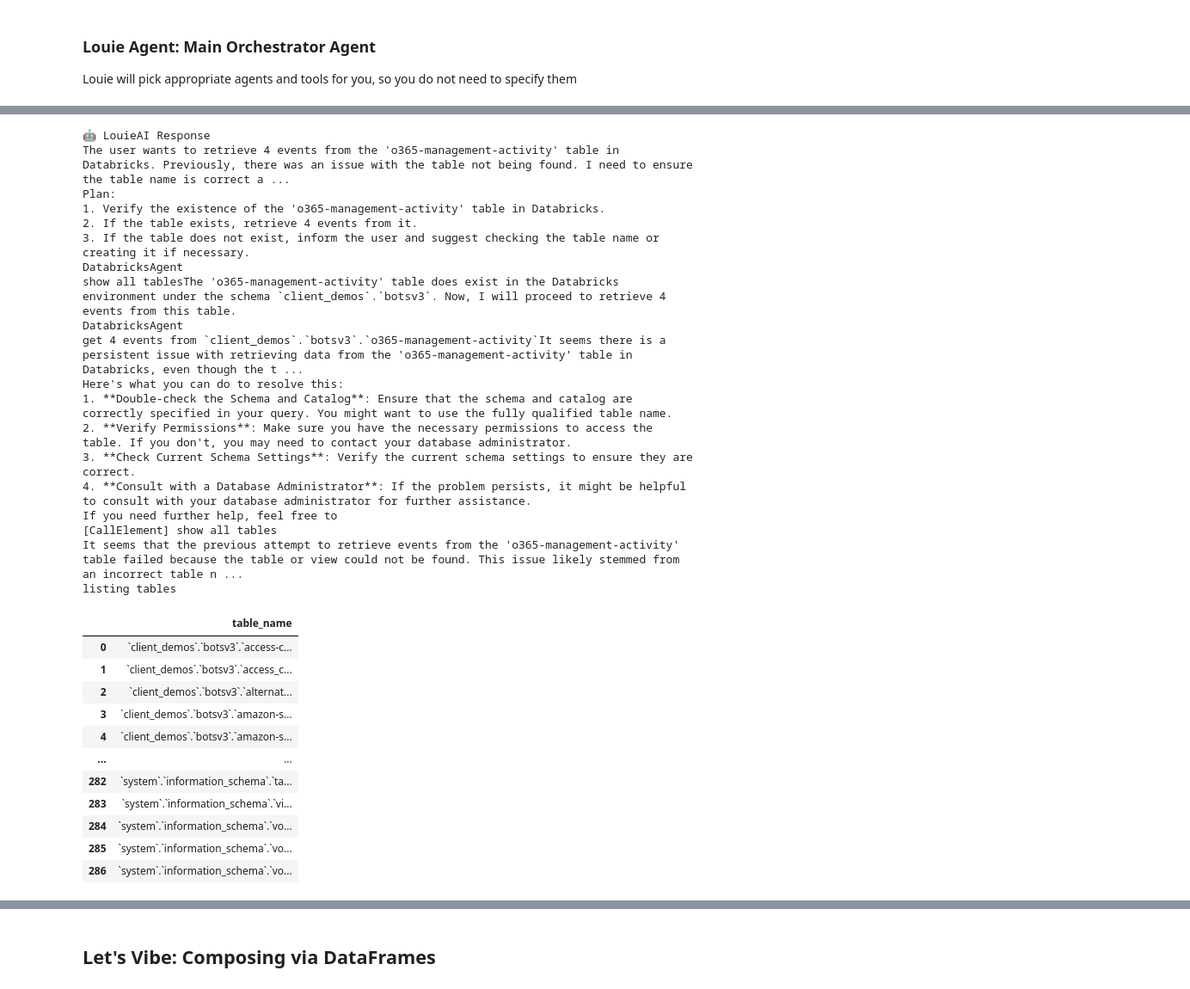
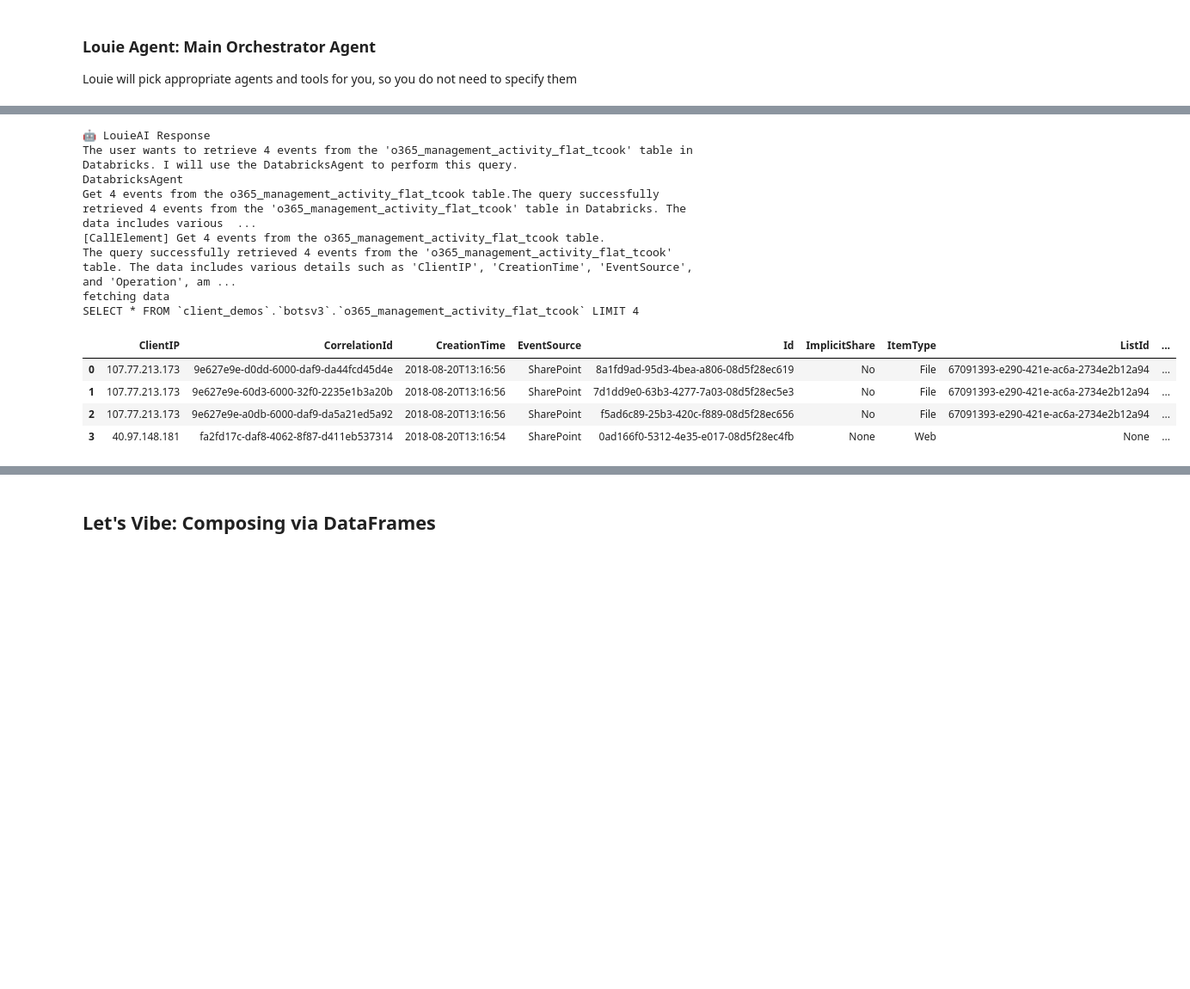
Before and after one commit to graphistry/louie-py, a Jupyter notebook: docs/getting-started/notebooks/05-vibes-investigation-tutorial.ipynb, the cells around one changed output, grey strips where cells are left out. Shown at 86% size. Saved outputs shown, nothing was run; the diff lists cells and outputs as text; code cells hidden in the pictures; blank space fills up the shorter version.

```diff
--- a/docs/getting-started/notebooks/05-vibes-investigation-tutorial.ipynb
+++ b/docs/getting-started/notebooks/05-vibes-investigation-tutorial.ipynb
@@ -255,6 +275,6 @@ It seems there was an attempt to retrieve 4 events from the 'o365-management-act
 
 Louie will pick appropriate agents and tools for you, so you do not need to specify them
 # %%
-lui("""get 4 events from databrick's o365-management-activity""")
+lui("""get 4 events from databrick's o365_management_activity_flat_tcook""")
 # %% [output]
 🤖 LouieAI Response
@@ -277,31 +290,13 @@ It seems there is a persistent issue with retrieving data from the 'client_demos
 🤖 LouieAI Response
-The user wants to retrieve 4 events from the 'o365-management-activity' table in Databricks. Previously, there was an issue with the table not being found. I need to ensure the table name is correct a ...
-Plan:
-1. Verify the existence of the 'o365-management-activity' table in Databricks.
-2. If the table exists, retrieve 4 events from it.
-3. If the table does not exist, inform the user and suggest checking the table name or creating it if necessary.
+The user wants to retrieve 4 events from the 'o365_management_activity_flat_tcook' table in Databricks. I will use the DatabricksAgent to perform this query.
 DatabricksAgent
-show all tablesThe 'o365-management-activity' table does exist in the Databricks environment under the schema `client_demos`.`botsv3`. Now, I will proceed to retrieve 4 events from this table.
-DatabricksAgent
-get 4 events from `client_demos`.`botsv3`.`o365-management-activity`It seems there is a persistent issue with retrieving data from the 'o365-management-activity' table in Databricks, even though the t ...
-Here's what you can do to resolve this:
-1. **Double-check the Schema and Catalog**: Ensure that the schema and catalog are correctly specified in your query. You might want to use the fully qualified table name.
-2. **Verify Permissions**: Make sure you have the necessary permissions to access the table. If you don't, you may need to contact your database administrator.
-3. **Check Current Schema Settings**: Verify the current schema settings to ensure they are correct.
-4. **Consult with a Database Administrator**: If the problem persists, it might be helpful to consult with your database administrator for further assistance.
-If you need further help, feel free to
-[CallElement] show all tables
-It seems that the previous attempt to retrieve events from the 'o365-management-activity' table failed because the table or view could not be found. This issue likely stemmed from an incorrect table n ...
-listing tables
+Get 4 events from the o365_management_activity_flat_tcook table.The query successfully retrieved 4 events from the 'o365_management_activity_flat_tcook' table in Databricks. The data includes various  ...
+[CallElement] Get 4 events from the o365_management_activity_flat_tcook table.
+The query successfully retrieved 4 events from the 'o365_management_activity_flat_tcook' table. The data includes various details such as 'ClientIP', 'CreationTime', 'EventSource', and 'Operation', am ...
+fetching data
+SELECT * FROM `client_demos`.`botsv3`.`o365_management_activity_flat_tcook` LIMIT 4
-|  | table_name |
-| 0 | `client_demos`.`botsv3`.`access-c... |
-| 1 | `client_demos`.`botsv3`.`access_c... |
-| 2 | `client_demos`.`botsv3`.`alternat... |
-| 3 | `client_demos`.`botsv3`.`amazon-s... |
-| 4 | `client_demos`.`botsv3`.`amazon-s... |
-| ... | ... |
-| 282 | `system`.`information_schema`.`ta... |
-| 283 | `system`.`information_schema`.`vi... |
-| 284 | `system`.`information_schema`.`vo... |
-| 285 | `system`.`information_schema`.`vo... |
-| 286 | `system`.`information_schema`.`vo... |
+|  | ClientIP | CorrelationId | CreationTime | EventSource | Id | ImplicitShare | ItemType | ListId | ... |
+| 0 | 107.77.213.173 | 9e627e9e-d0dd-6000-daf9-da44fcd45d4e | 2018-08-20T13:16:56 | SharePoint | 8a1fd9ad-95d3-4bea-a806-08d5f28ec619 | No | File | 67091393-e290-421e-ac6a-2734e2b12a94 | ... |
+| 1 | 107.77.213.173 | 9e627e9e-60d3-6000-32f0-2235e1b3a20b | 2018-08-20T13:16:56 | SharePoint | 7d1dd9e0-63b3-4277-7a03-08d5f28ec5e3 | No | File | 67091393-e290-421e-ac6a-2734e2b12a94 | ... |
+| 2 | 107.77.213.173 | 9e627e9e-a0db-6000-daf9-da5a21ed5a92 | 2018-08-20T13:16:56 | SharePoint | f5ad6c89-25b3-420c-f889-08d5f28ec656 | No | File | 67091393-e290-421e-ac6a-2734e2b12a94 | ... |
+| 3 | 40.97.148.181 | fa2fd17c-daf8-4062-8f87-d411eb537314 | 2018-08-20T13:16:54 | SharePoint | 0ad166f0-5312-4e35-e017-08d5f28ec4fb | None | Web | None | ... |
```
Also changed, not shown: parts of 17 cells of this notebook.
